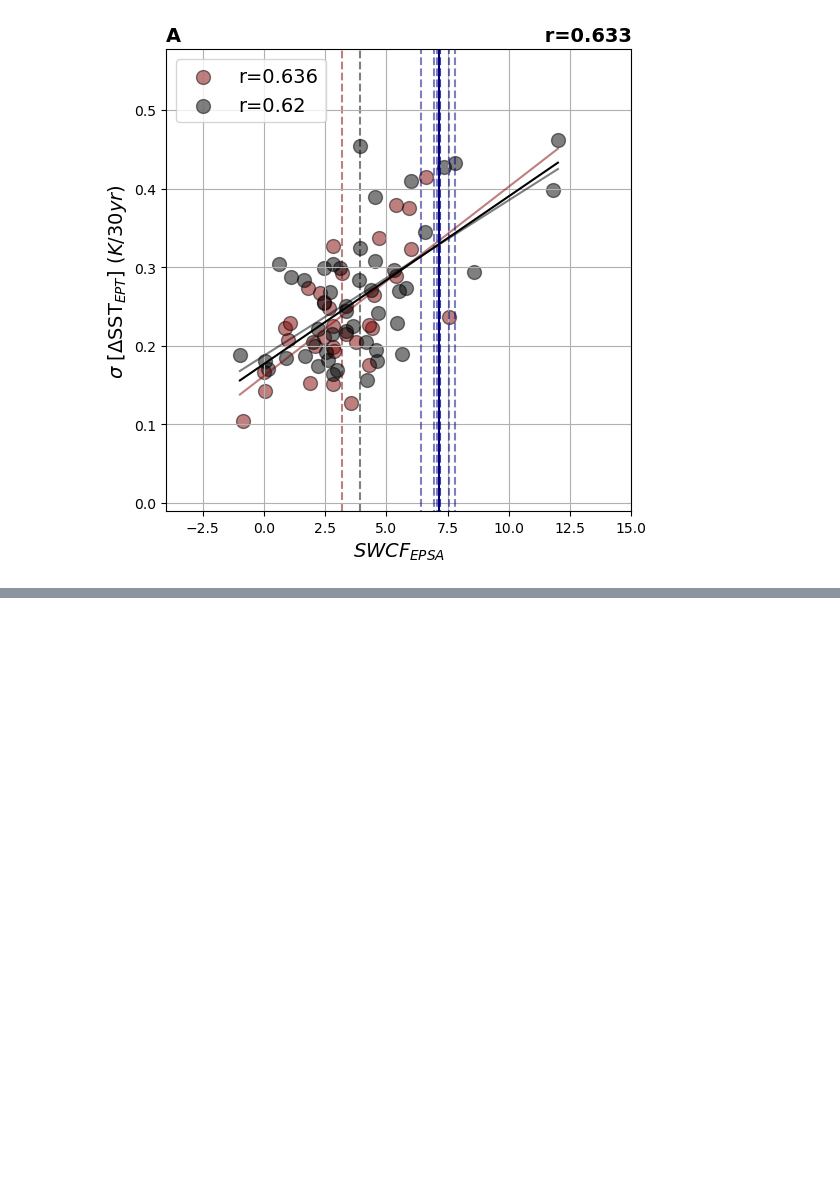
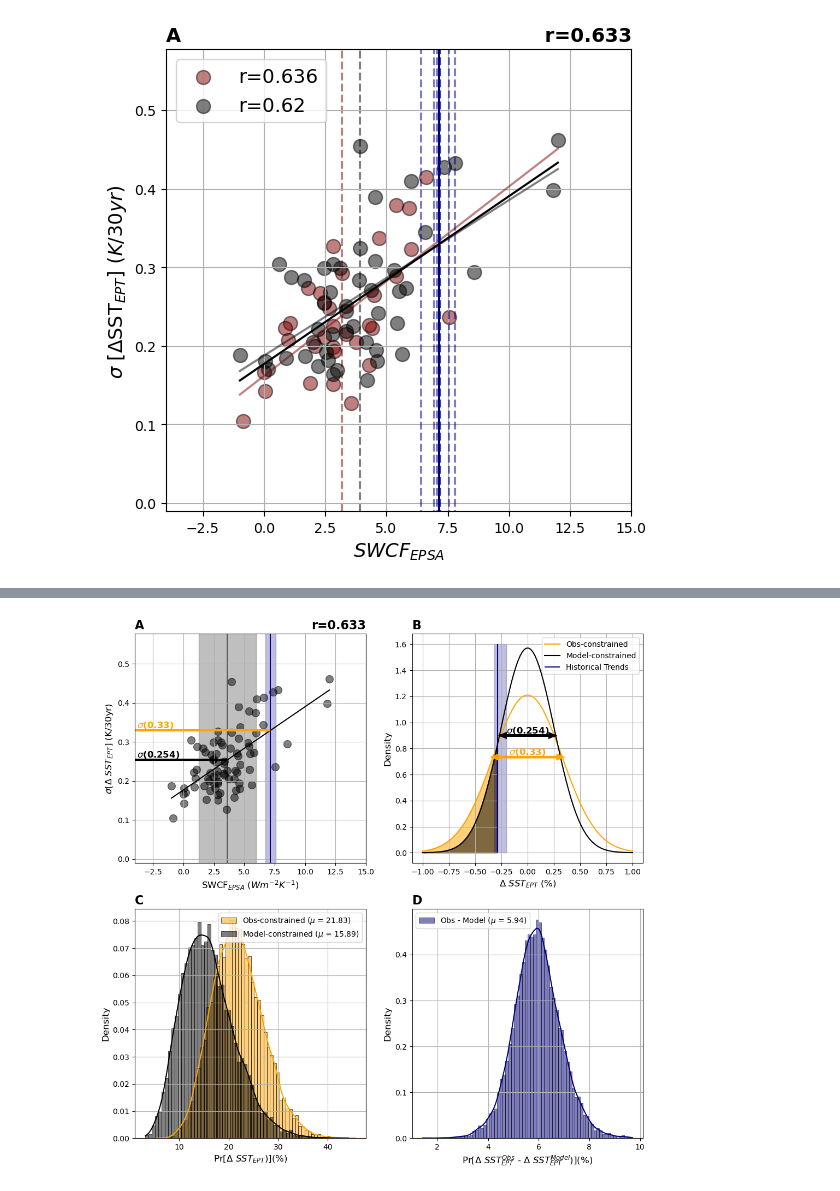
Before and after one commit to zacespinosa/tropical_pacific_clouds, a Jupyter notebook: bootstrap_variance.ipynb, the cells around one changed output, grey strips where cells are left out. Drawn from its saved outputs; the diff is of its cells as text; code cells hidden in the pictures; blank space fills up the shorter version.

```diff
--- a/bootstrap_variance.ipynb
+++ b/bootstrap_variance.ipynb
@@ -285,0 +356,96 @@ fig.set_size_inches(6, 6)
+# %%
+def create_panel_b(ax, sig_obs, sig_mmm):
+    x = np.linspace(-1., 1., 100)
+    reg = linregress(swcf.values, sst_ept.std("time").values)
+    estimated_obs_variance = reg.slope*np.mean(obs_swcf) + reg.intercept
+    obs_normal_dist = stats.norm(loc=mean, scale=estimated_obs_variance)
+    model_normal_dist = stats.norm(loc=mean, scale=sst_ept.std("time").mean("model"))
+
+    ax.plot(x, obs_normal_dist.pdf(x), label="Obs-constrained", color="orange")
+    ax.plot(x, model_normal_dist.pdf(x), label="Model-constrained", color="black")
+
+    # Fill area under the curve
+    x_fill = x[x <= threshold]
+    ax.fill_between(x_fill, obs_normal_dist.pdf(x_fill), color="orange", alpha=.5)
+    ax.fill_between(x_fill, model_normal_dist.pdf(x_fill), color="black", alpha=.5)
+
+    ax.vlines([threshold], ymin=0, ymax=1.6, color="navy", label="Historical Trends")  # Replace t with your desired threshold
+    # ax.vlines(thresholds, ymin=0, ymax=1.6, color="navy", linestyle="dashed", alpha=.5)  # Replace t with your desired threshold
+    ax.fill_between(x=[np.mean(thresholds) - np.std(thresholds), np.mean(thresholds) + np.std(thresholds)], y1=0, y2=1.6, color="navy", alpha=.25)
+
+    y_std = obs_normal_dist.pdf(-sig_obs)
+    ax.arrow(x=-sig_obs, y=y_std, dx=sig_obs*2, dy=0 ,color="orange", linewidth=3, head_width=.03, length_includes_head=True, zorder=3)
+    ax.arrow(x=+sig_obs, y=y_std, dx=-sig_obs*2, dy=0 ,color="orange", linewidth=3, head_width=.03, length_includes_head=True, zorder=3)
+    ax.text(s=r"$\sigma$" + f"({np.around(sig_obs, 3)})", x=0, y=y_std, color="orange", fontsize=12, fontweight="bold", verticalalignment="bottom", horizontalalignment="center")
+
+    y_std = obs_normal_dist.pdf(-sig_mmm)
+    ax.arrow(x=-sig_mmm, y=y_std, dx=sig_mmm*2, dy=0 ,color="black", linewidth=3, head_width=.03, length_includes_head=True, zorder=3)
+    ax.arrow(x=+sig_mmm, y=y_std, dx=-sig_mmm*2, dy=0 ,color="black", linewidth=3, head_width=.03, length_includes_head=True, zorder=3)
+    ax.text(s=r"$\sigma$" + f"({np.around(sig_mmm, 3)})", x=0, y=y_std, color="black", fontsize=12, fontweight="bold", verticalalignment="bottom", horizontalalignment="center")
+
+    ax.legend()
+
+
+def create_figure_2(
+    p_obs: np.ndarray, # Plot C
+    p_model: np.ndarray, # Plot C
+    p_diff: np.ndarray # Plot D
+):
+    fig, ax = plt.subplots(2, 2, figsize=(12, 12))
+    axis_fontsize = 12
+    title_fontsize = 16
+
+    # SWCF vs Variance of Trends
+    ax[0][0].grid()
+    ax[0][0].set_xlabel(r"SWCF$_{EPSA}$ ($Wm^{-2}K^{-1}$)", fontsize=axis_fontsize)
+    ax[0][0].set_ylabel(r"$\sigma$[$\Delta$ $SST_{EPT}$] (K/30yr)", fontsize=axis_fontsize)
+    ax[0][0].set_title("A", loc="left", fontweight="bold", fontsize=title_fontsize)
+    sig_mmm, sig_obs = create_panel_a(
+        ax[0][0],
+        swcf_cmip6.values,
+        sst_ept_cmip6.std("time").values,
+        swcf_cmip5.values,
+        sst_ept_cmip5.std("time").values,
+        vline=[7.81434168, 7.17606042, 7.57042384, 6.95852917, 7.05380873, 6.41551741, 7.17404065],
+    )
+
+    # PDF of Obs and Model
+    ax[0][1].grid()
+    ax[0][1].set_xlabel(r"$\Delta$ $SST_{EPT}$ (%)", fontsize=axis_fontsize)
+    ax[0][1].set_ylabel("Density", fontsize=axis_fontsize)
+    ax[0][1].set_title("B", loc="left", fontweight="bold", fontsize=title_fontsize)
+    create_panel_b(ax=ax[0][1], sig_mmm=sig_mmm, sig_obs=sig_obs)
+
+    # CDF of Obs and Model at Threshold
+    ax[1][0].grid()
+    ax[1][0].set_xlabel(r"Pr[$\Delta$ $SST_{EPT}$)](%)", fontsize=axis_fontsize)
+    ax[1][0].set_ylabel("Density", fontsize=axis_fontsize)
+    ax[1][0].set_title("C", loc="left", fontweight="bold", fontsize=title_fontsize)
+    sns.histplot(p_obs, label=f"Obs-constrained ($\mu$ = {obs_mu})", kde=True, color="orange", stat='density', ax=ax[1][0])
+    sns.histplot(p_model, label=f"Model-constrained ($\mu$ = {model_mu})", kde=True, color="black", stat='density', ax=ax[1][0])
+    ax[1][0].legend()
+
+    # Plot Diff between Obs and Model CDFs
+    sns.histplot(p_diff, label=f"Obs - Model ($\mu$ = {diff_mu})", kde=True, color="navy", stat="density", ax=ax[1][1])
+    ax[1][1].grid()
+    ax[1][1].set_xlabel(r"Pr[$\Delta$ $SST_{EPT}^{Obs}$ - $\Delta$ $SST_{EPT}^{Model}$)](%)", fontsize=axis_fontsize)
+    ax[1][1].set_ylabel("Density", fontsize=axis_fontsize)
+    ax[1][1].set_title("D", loc="left", fontweight="bold", fontsize=title_fontsize)
+    ax[1][1].legend()
+
+    plt.savefig("Figure_2.png", dpi=300, bbox_inches="tight")
+    plt.show()
+
+
+# Plot C
+obs_mu = np.around(np.nanmean(p_obs), 2)
+model_mu = np.around(np.nanmean(p_model), 2)
+diff_mu = np.around(np.nanmean(p_diff), 2)
+
+create_figure_2(
+    p_obs=p_obs,
+    p_model=p_model,
+    p_diff=p_diff
+)
+# %% [output]
+[figure, added]
```
Also changed, not shown: parts of 5 cells of this notebook, 25 other files.
